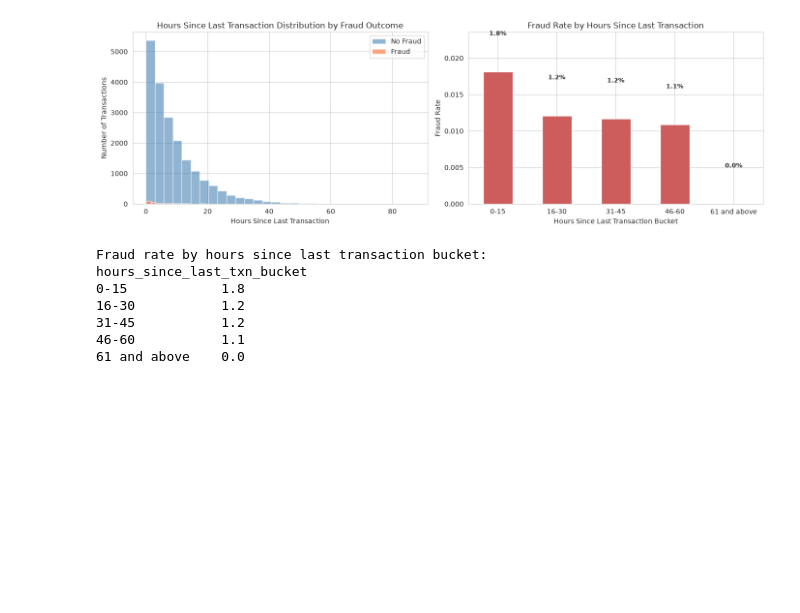
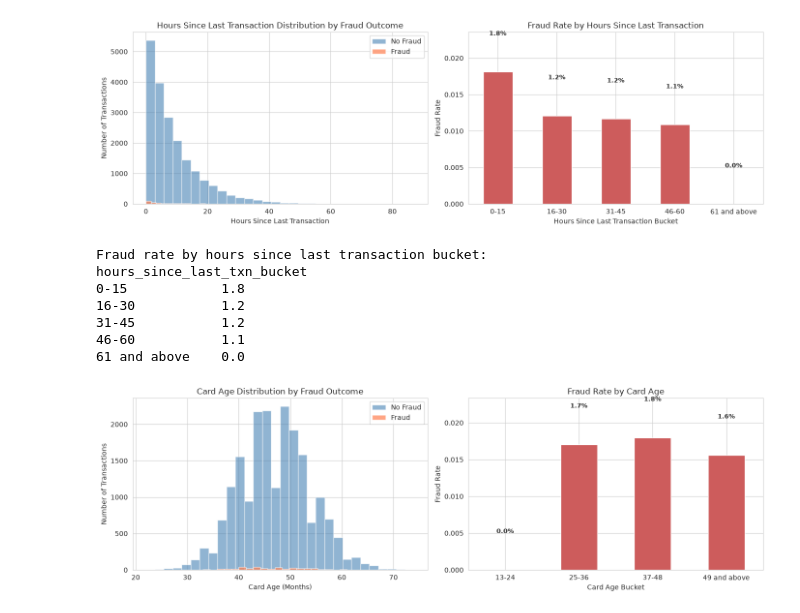
Before and after one commit to eric-ho-888/Project_3, a Jupyter notebook: notebooks/01_check_data.ipynb, the cells around one changed output. Saved outputs shown, nothing was run; the diff lists cells and outputs as text; code cells hidden in the pictures; blank space fills up the shorter version.

```diff
--- a/notebooks/01_check_data.ipynb
+++ b/notebooks/01_check_data.ipynb
@@ -171,3 +173,92 @@ hours_since_last_txn_bucket
 31-45           1.2
 46-60           1.1
 61 and above    0.0
+# %%
+# ============================================================
+# Card Age (Months): Fraud Distribution and Fraud Rate
+# ============================================================
+
+import matplotlib.pyplot as plt
+import pandas as pd
+
+fig, axes = plt.subplots(1, 2, figsize=(14, 4.5))
+
+# ------------------------------------------------------------
+# Left: Histogram of card age by fraud class
+# ------------------------------------------------------------
+ax = axes[0]
+
+# No Fraud
+df[df["is_fraud"] == 0]["card_age_months"].hist(
+    bins=30,
+    alpha=0.6,
+    ax=ax,
+    color="steelblue",
+    label="No Fraud"
+)
+
+# Fraud
+df[df["is_fraud"] == 1]["card_age_months"].hist(
+    bins=30,
+    alpha=0.7,
+    ax=ax,
+    color="coral",
+    label="Fraud"
+)
+
+ax.set_xlabel("Card Age (Months)")
+ax.set_ylabel("Number of Transactions")
+ax.set_title("Card Age Distribution by Fraud Outcome")
+ax.legend()
+
+# ------------------------------------------------------------
+# Right: Fraud rate by card age bucket
+# ------------------------------------------------------------
+ax = axes[1]
+
+df["card_age_bucket"] = pd.cut(
+    df["card_age_months"],
+    bins=[-0.5, 12, 24, 36, 48, float("inf")],
+    labels=["0-12", "13-24", "25-36", "37-48", "49 and above"]
+)
+
+# Calculate fraud rate for each card age bucket
+fraud_by_card_age = (
+    df.groupby("card_age_bucket", observed=True)["is_fraud"]
+    .mean()
+)
+
+fraud_by_card_age.plot(
+    kind="bar",
+    color="indianred",
+    edgecolor="white",
+    ax=ax
+)
+
+ax.set_ylabel("Fraud Rate")
+ax.set_xlabel("Card Age Bucket")
+ax.set_title("Fraud Rate by Card Age")
+ax.set_ylim(0, max(fraud_by_card_age.max() * 1.3, 0.01))
+
+# Display fraud percentages above bars
+for i, v in enumerate(fraud_by_card_age):
+    ax.text(
+        i,
+        v + 0.005,
+        f"{v:.1%}",
+        ha="center",
+        fontweight="bold",
+        fontsize=9
+    )
+
+plt.xticks(rotation=0)
+plt.tight_layout()
+plt.show()
+
+# ------------------------------------------------------------
+# Print fraud rates
+# ------------------------------------------------------------
+print("Fraud rate by card age bucket (%):")
+print((fraud_by_card_age * 100).round(1).to_string())
+# %% [output]
+[figure, added]
```
Also changed, not shown: parts of 3 cells of this notebook, 2 other files.
